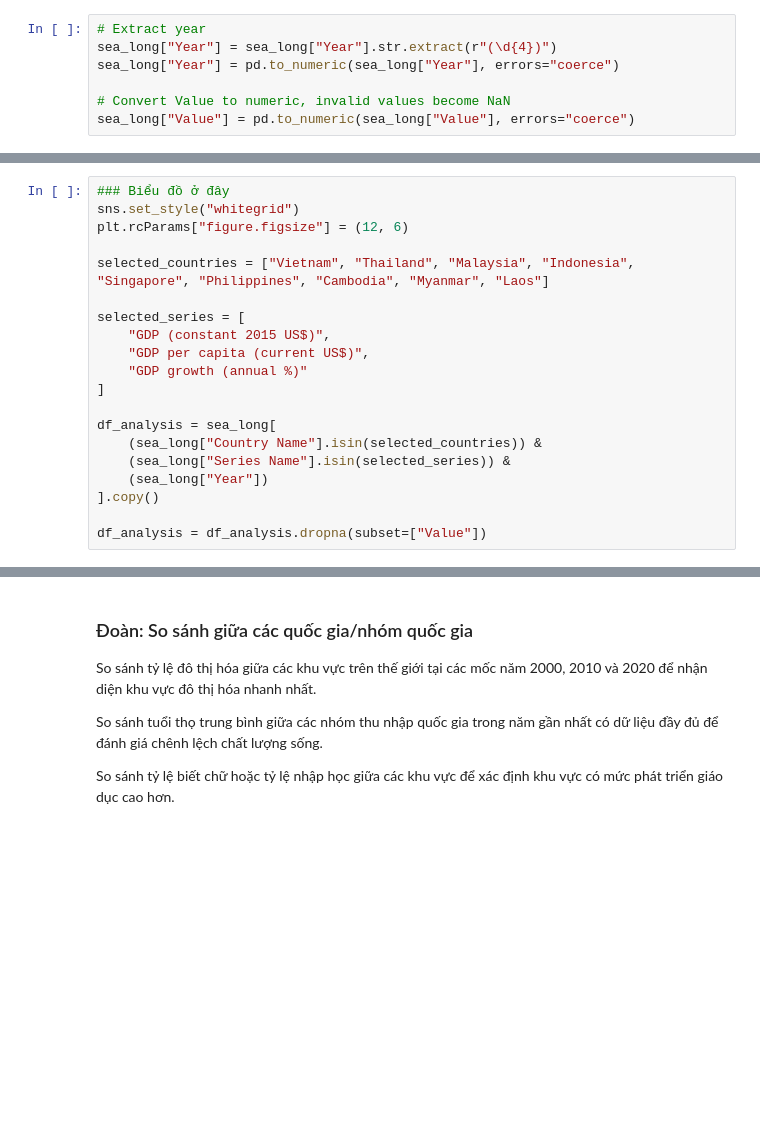
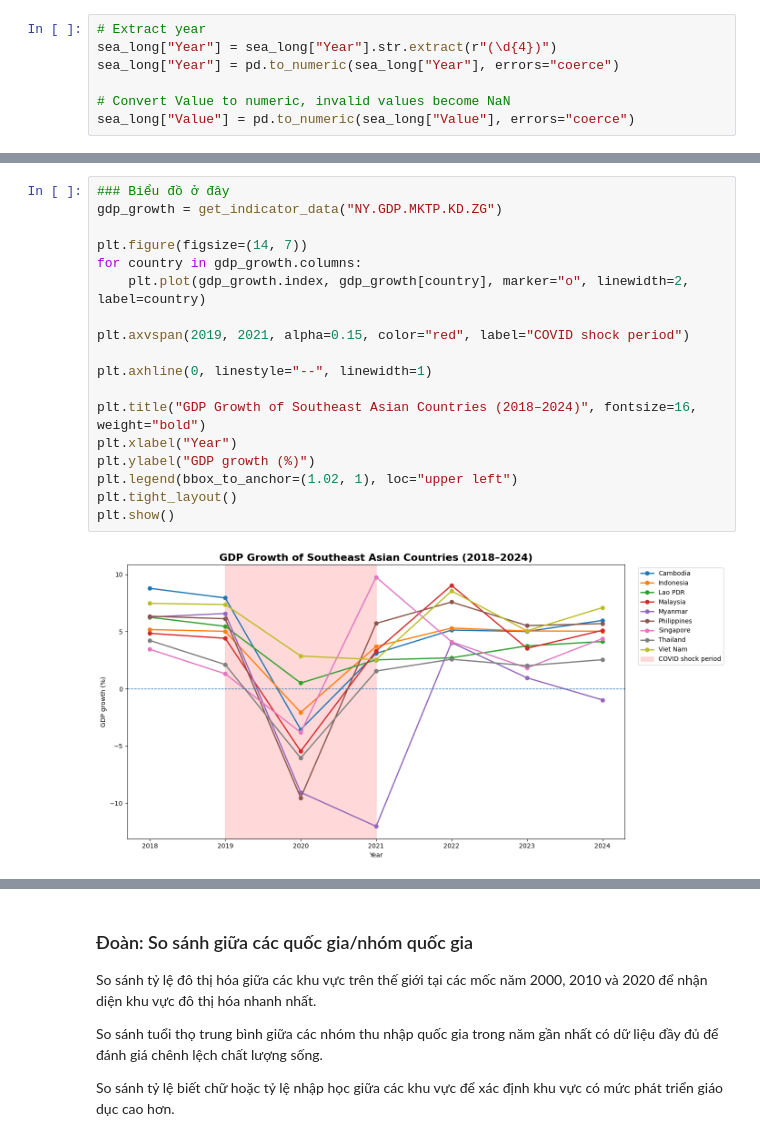
Before and after one commit to tranthanh22/data_visualize_lab2, a Jupyter notebook: lab2.ipynb, the cells around one changed output, grey strips where cells are left out. Drawn from its saved outputs; the diff is of its cells as text; blank space fills up the shorter version.

```diff
--- a/lab2.ipynb
+++ b/lab2.ipynb
@@ -113,21 +148,21 @@ Phân tích tốc độ tăng trưởng GDP hàng năm của các quốc gia đ
 # %%
 ### Biểu đồ ở đây
-sns.set_style("whitegrid")
-plt.rcParams["figure.figsize"] = (12, 6)
+gdp_growth = get_indicator_data("NY.GDP.MKTP.KD.ZG")
 
-selected_countries = ["Vietnam", "Thailand", "Malaysia", "Indonesia", "Singapore", "Philippines", "Cambodia", "Myanmar", "Laos"]
+plt.figure(figsize=(14, 7))
+for country in gdp_growth.columns:
+    plt.plot(gdp_growth.index, gdp_growth[country], marker="o", linewidth=2, label=country)
 
-selected_series = [
-    "GDP (constant 2015 US$)",
-    "GDP per capita (current US$)",
-    "GDP growth (annual %)"
-]
+plt.axvspan(2019, 2021, alpha=0.15, color="red", label="COVID shock period")
 
-df_analysis = sea_long[
-    (sea_long["Country Name"].isin(selected_countries)) &
-    (sea_long["Series Name"].isin(selected_series)) &
-    (sea_long["Year"])
-].copy()
+plt.axhline(0, linestyle="--", linewidth=1)
 
-df_analysis = df_analysis.dropna(subset=["Value"])
+plt.title("GDP Growth of Southeast Asian Countries (2018–2024)", fontsize=16, weight="bold")
+plt.xlabel("Year")
+plt.ylabel("GDP growth (%)")
+plt.legend(bbox_to_anchor=(1.02, 1), loc="upper left")
+plt.tight_layout()
+plt.show()
+# %% [output]
+[figure, added]
 # %%
```
Also changed, not shown: parts of 26 cells of this notebook.
